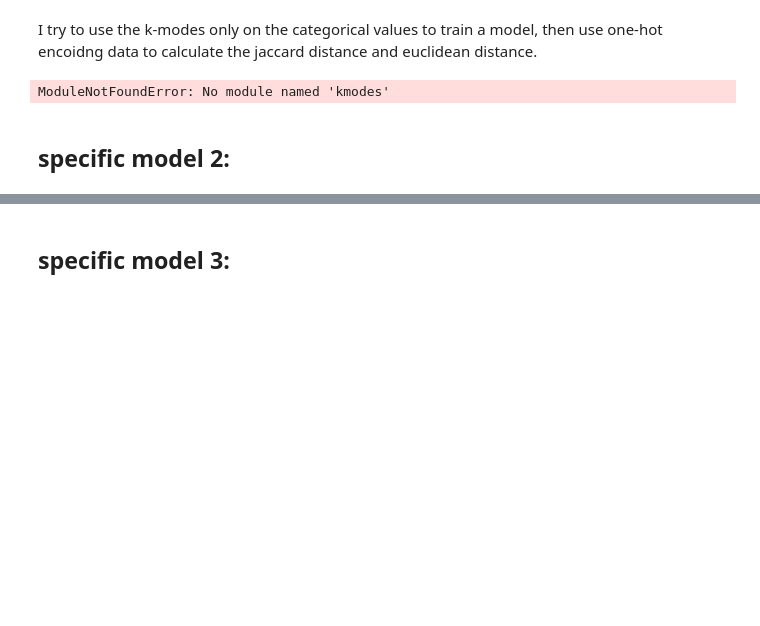
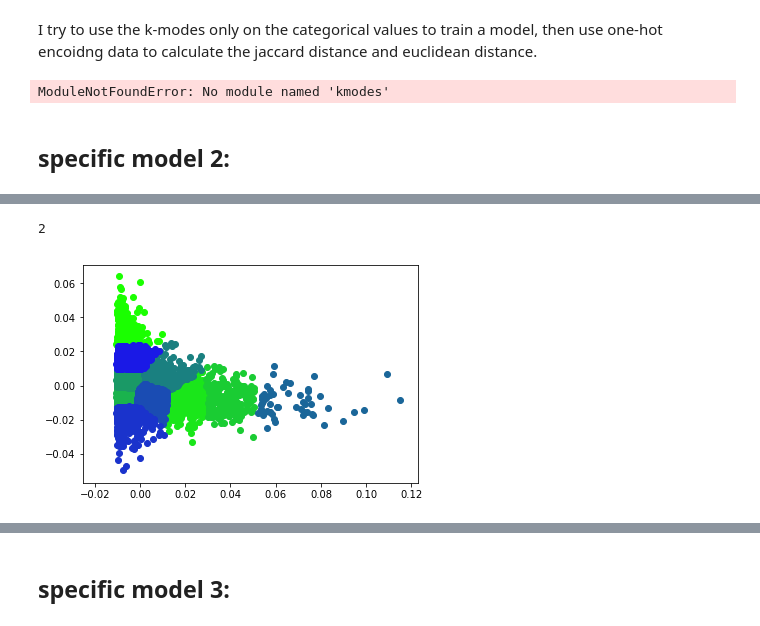
Before and after one commit to ciuji/ECE445_MLForEngg_Project, a Jupyter notebook: blackfriday/Cluster_BlackFriday.ipynb, the cells around one changed output, grey strips where cells are left out. Drawn from its saved outputs; the diff is of its cells as text; code cells hidden in the pictures; blank space fills up the shorter version.

```diff
--- a/blackfriday/Cluster_BlackFriday.ipynb
+++ b/blackfriday/Cluster_BlackFriday.ipynb
@@ -222,0 +321,14 @@ Name: Purchase, Length: 5891, dtype: float64
+# %%
+len(X_2d_group[0][0])
+# %% [output]
+2
+# %%
+X_2d_group_arr = np.asarray(X_2d_group)
+fig = plt.figure()
+ax = fig.add_subplot(111)
+for i in range(numGroup):
+    for j in range(len(X_2d_group_arr[i])):
+        ax.scatter(X_2d_group_arr[i][j][0], X_2d_group_arr[i][j][1], color = [0.1, 1-0.1*i, 0.1*i])
+plt.show()
+# %% [output]
+[figure, added]
```
Also changed, not shown: parts of 5 cells of this notebook, 1 other file.
